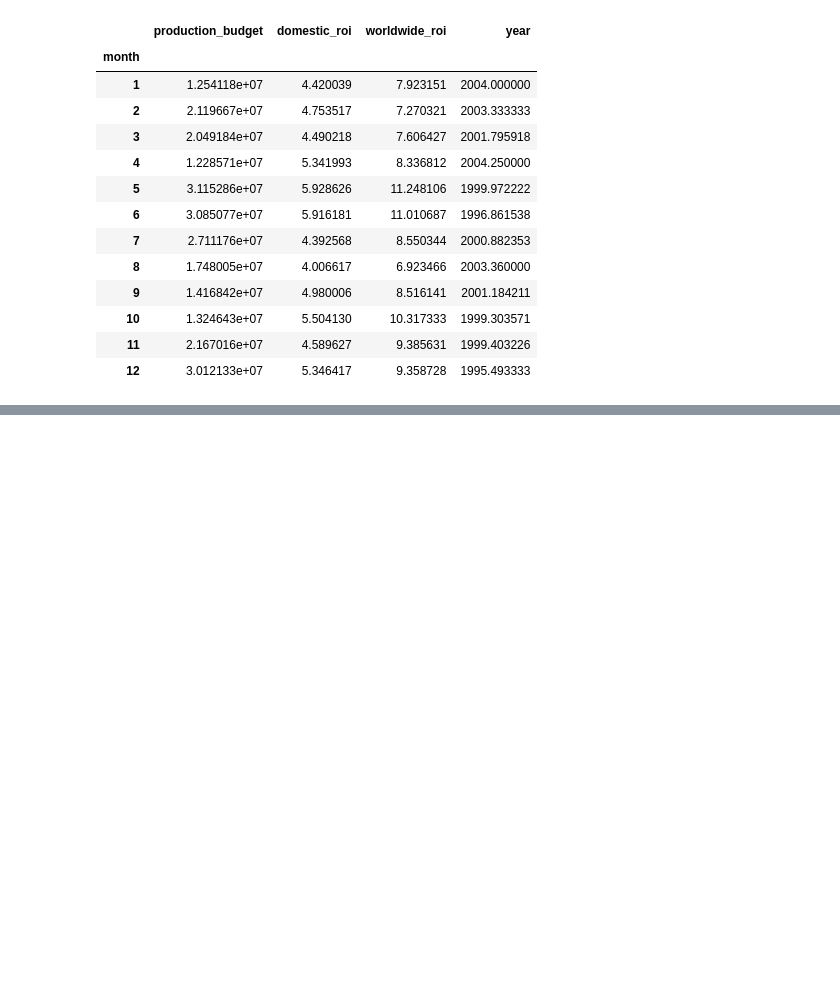
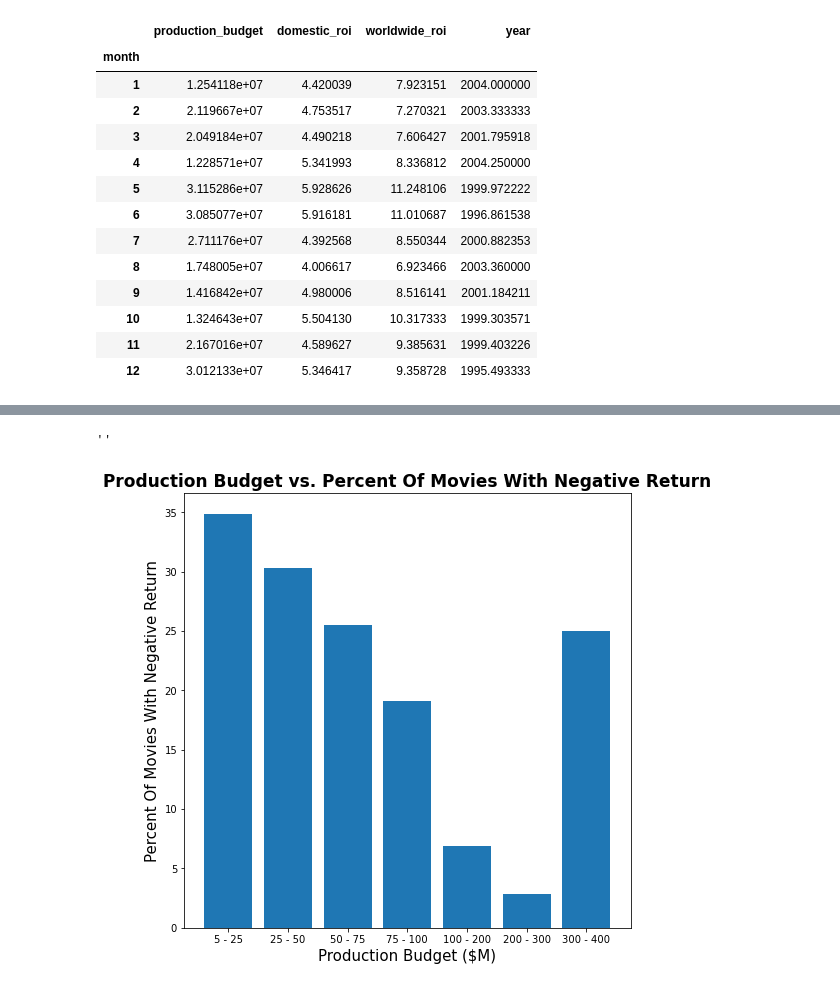
Before and after one commit to jmarkowi/Microsoft-Studios-Analysis, a Jupyter notebook: Eric––Project_1_Workbook.ipynb, the cells around one changed output, grey strips where cells are left out. Drawn from its saved outputs; the diff is of its cells as text; code cells hidden in the pictures; blank space fills up the shorter version.

```diff
--- a/Eric––Project_1_Workbook.ipynb
+++ b/Eric––Project_1_Workbook.ipynb
@@ -982,0 +1032,22 @@ ax2.legend([line1, line2],['Domestic ROI', 'Worldwide ROI'], loc='upper left');
+# %%
+fig, ax = plt.subplots(figsize=(8,8))
+
+x = [('5 - 25'), ('25 - 50'), ('50 - 75'), ('75 - 100'), ('100 - 200'), ('200 - 300'), ('300 - 400')]
+
+h = [per_movies_5_to_25_with_neg_return_ww, per_movies_25_to_50_with_neg_return_ww, per_movies_50_to_75_with_neg_return_ww,
+     per_movies_75_to_100_with_neg_return_ww, per_movies_100_to_200_with_neg_return_ww, per_movies_200_to_300_with_neg_return_ww,
+    per_movies_300_to_400_with_neg_return_ww]
+
+ax.bar(x, h);
+
+ax.set_title('Production Budget vs. Percent Of Movies With Negative Return', {'fontsize':17, 'fontweight':'bold'})
+ax.set_xlabel('Production Budget ($M)', fontsize = 15)
+ax.set_ylabel('Percent Of Movies With Negative Return', fontsize = 15)
+
+
+plt.rc('xtick', labelsize=10)
+plt.rc('ytick', labelsize=10)
+;
+# %% [output]
+''
+[figure, added]
```
Also changed, not shown: parts of 10 cells of this notebook, 3 other files.
